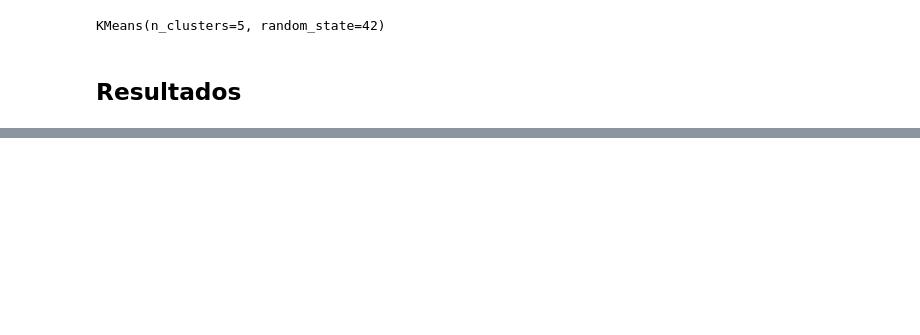
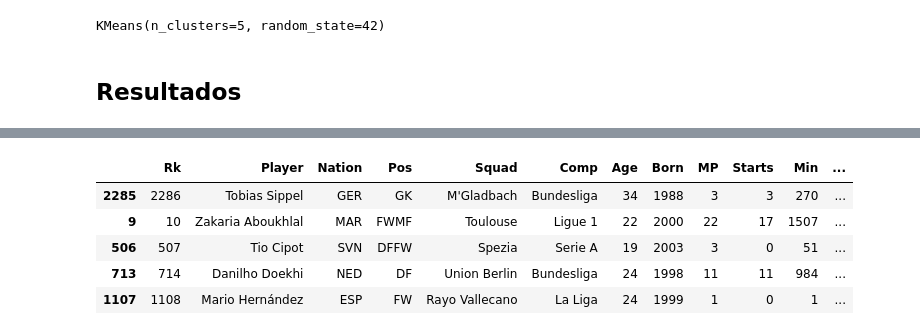
Before and after one commit to clementcollin99/football-players-analysis, a Jupyter notebook: pca_clustering.ipynb, the cells around one changed output, grey strips where cells are left out. Saved outputs shown, nothing was run; the diff lists cells and outputs as text; code cells hidden in the pictures; blank space fills up the shorter version.

```diff
--- a/pca_clustering.ipynb
+++ b/pca_clustering.ipynb
@@ -206,0 +227,14 @@ sns.pairplot(df_clusters.iloc[:, -6:], hue="segment_kmeans_pca")
+# %%
+# take each cluster's centroid
+centroids = k_means.cluster_centers_
+
+closest, _ = vq(centroids, scores_pca)
+canonic_players = df_pca.iloc[closest]
+display(canonic_players)
+# %% [output]
+|  | Rk | Player | Nation | Pos | Squad | Comp | Age | Born | MP | Starts | Min | ... |
+| 2285 | 2286 | Tobias Sippel | GER | GK | M'Gladbach | Bundesliga | 34 | 1988 | 3 | 3 | 270 | ... |
+| 9 | 10 | Zakaria Aboukhlal | MAR | FWMF | Toulouse | Ligue 1 | 22 | 2000 | 22 | 17 | 1507 | ... |
+| 506 | 507 | Tio Cipot | SVN | DFFW | Spezia | Serie A | 19 | 2003 | 3 | 0 | 51 | ... |
+| 713 | 714 | Danilho Doekhi | NED | DF | Union Berlin | Bundesliga | 24 | 1998 | 11 | 11 | 984 | ... |
+| 1107 | 1108 | Mario Hernández | ESP | FW | Rayo Vallecano | La Liga | 24 | 1999 | 1 | 0 | 1 | ... |
```
Also changed, not shown: parts of 26 cells of this notebook, 2 other files.
